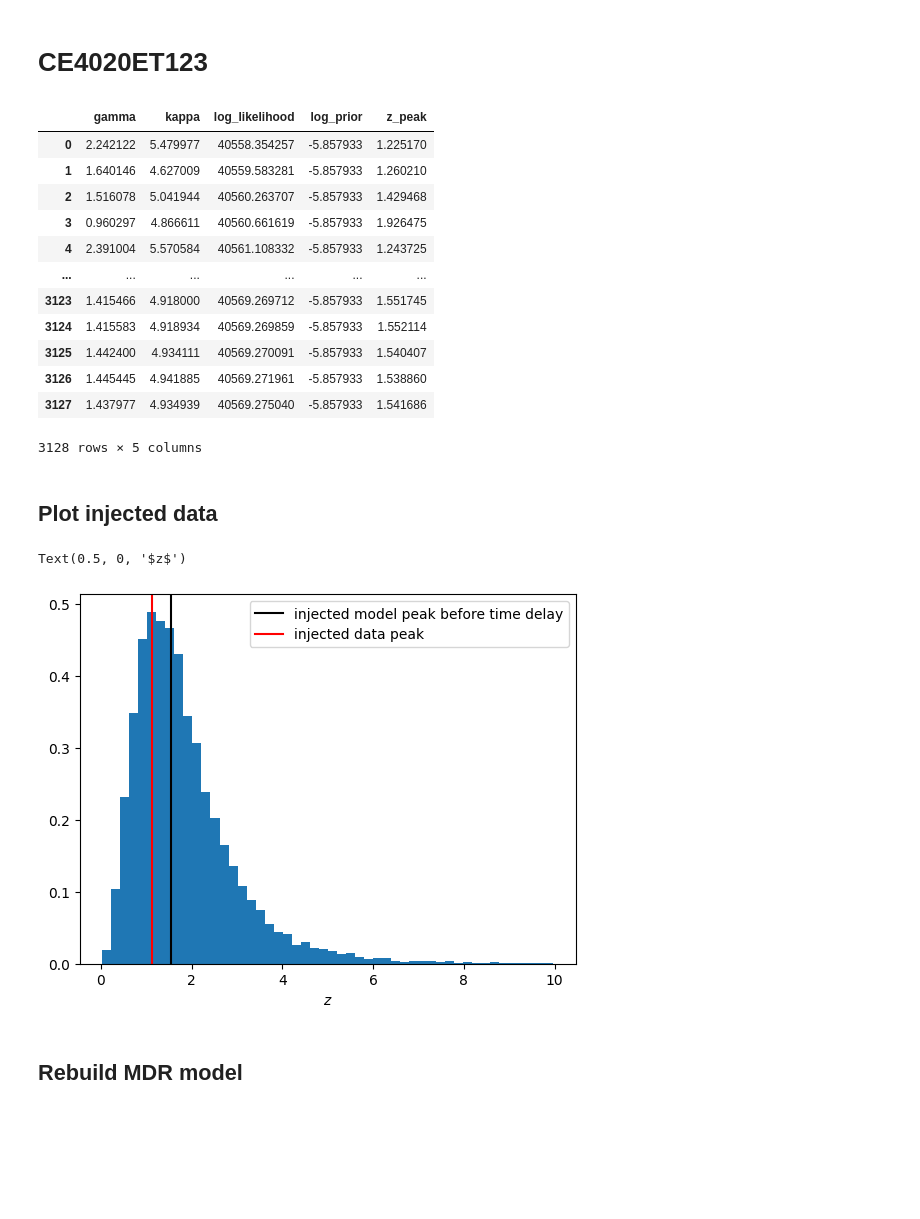
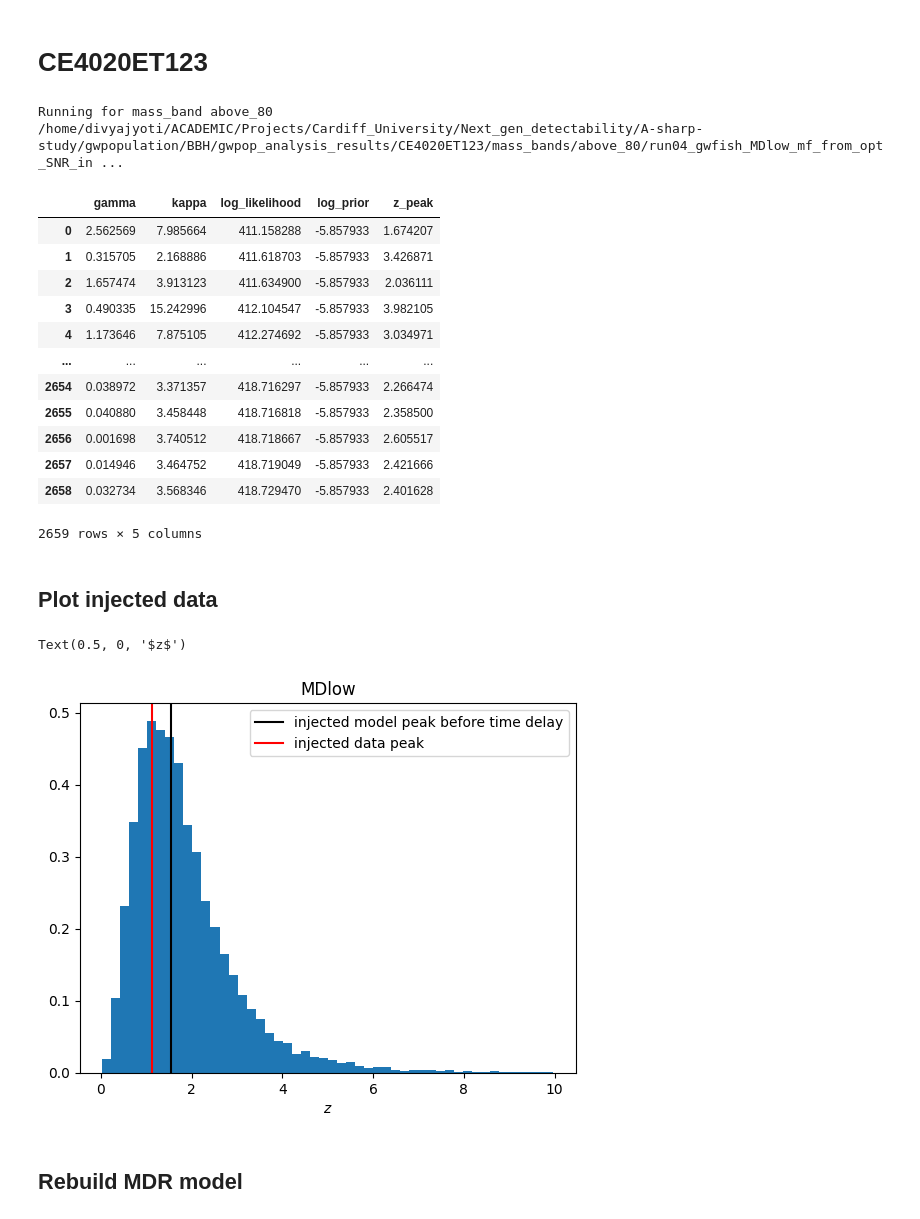
Before and after one commit to divyajyoti09/next_gen_detect, a Jupyter notebook: A-sharp_z_peak_mapping/gwpopulation/plot_gwpop_results.ipynb, the cells around one changed output. Saved outputs shown, nothing was run; the diff lists cells and outputs as text; code cells hidden in the pictures; blank space fills up the shorter version.

```diff
--- a/A-sharp_z_peak_mapping/gwpopulation/plot_gwpop_results.ipynb
+++ b/A-sharp_z_peak_mapping/gwpopulation/plot_gwpop_results.ipynb
@@ -18,13 +18,13 @@ import pandas as pd
 # A-sharp
 # %%
 project_dir = '/home/divyajyoti/ACADEMIC/Projects/Cardiff_University/Next_gen_detectability/A-sharp-study/'
-#mass_band = 'above_80'
+mass_band = 'above_80'
 #mass_band = '40-80'
 #mass_band = 'below_40'
+run_dir = os.path.join(project_dir, 'gwpopulation', 'BBH', 'gwpop_analysis_results', 'Asharp',
+                       'mass_bands', mass_band, 'run06_gwfish_MDlow_mf_from_opt_SNR_injections_XPHM',)
 #run_dir = os.path.join(project_dir, 'gwpopulation', 'BBH', 'gwpop_analysis_results', 'Asharp',
-#                       'mass_bands', mass_band, 'run04_gwfish_mf_from_opt_SNR_injections_XPHM',)
-run_dir = os.path.join(project_dir, 'gwpopulation', 'BBH', 'gwpop_analysis_results', 'Asharp',
-                       'run08_gwfish_mf_from_opt_SNR_injections_XPHM')
+#                       'run11_gwfish_MDlow_mf_from_opt_SNR_injections_XPHM')
 # %%
 gwpop_result = bilby.result.read_in_result(filename=os.path.join(run_dir,
                                                                  'Asharp_result.hdf5'))
@@ -213,11 +168,18 @@ plt.grid(alpha=0.4)
 project_dir = '/home/divyajyoti/ACADEMIC/Projects/Cardiff_University/Next_gen_detectability/A-sharp-study/'
 #mass_band = 'below_40'
 #mass_band = '40-80'
-#mass_band = 'above_80'
-#run_dir = os.path.join(project_dir, 'gwpopulation', 'BBH', 'gwpop_analysis_results',
-#                       'CE4020ET123', 'mass_bands', mass_band, 'run03_gwfish_mf_from_opt_SNR_injections_XPHM')
-run_dir = os.path.join(project_dir, 'gwpopulation', 'BBH', 'gwpop_analysis_results',
-                       'CE4020ET123', 'run15_gwfish_MDlow_mf_from_opt_SNR_injections_XPHM')
+mass_band = 'above_80'
+if 'mass_band' in locals():
+    print('Running for mass_band', mass_band)
+    run_dir = os.path.join(project_dir, 'gwpopulation', 'BBH', 'gwpop_analysis_results',
+                           'CE4020ET123', 'mass_bands', mass_band, 'run04_gwfish_MDlow_mf_from_opt_SNR_injections_XPHM')
+else:
+    run_dir = os.path.join(project_dir, 'gwpopulation', 'BBH', 'gwpop_analysis_results',
+                           'CE4020ET123', 'run18_gwfish_mf_from_opt_SNR_injections_XPHM')
+print(run_dir)
+# %% [output]
+Running for mass_band above_80
+/home/divyajyoti/ACADEMIC/Projects/Cardiff_University/Next_gen_detectability/A-sharp-study/gwpopulation/BBH/gwpop_analysis_results/CE4020ET123/mass_bands/above_80/run04_gwfish_MDlow_mf_from_opt_SNR_in ...
 # %%
 gwpop_result_mf_injs = bilby.result.read_in_result(filename=os.path.join(run_dir,
                                                                          'CE4020ET123_result.hdf5'))
@@ -226,44 +188,51 @@ posterior_mf = gwpop_result_mf_injs.posterior
 posterior_mf
 # %% [output]
 |  | gamma | kappa | log_likelihood | log_prior | z_peak |
-| 0 | 2.242122 | 5.479977 | 40558.354257 | -5.857933 | 1.225170 |
-| 1 | 1.640146 | 4.627009 | 40559.583281 | -5.857933 | 1.260210 |
-| 2 | 1.516078 | 5.041944 | 40560.263707 | -5.857933 | 1.429468 |
-| 3 | 0.960297 | 4.866611 | 40560.661619 | -5.857933 | 1.926475 |
-| 4 | 2.391004 | 5.570584 | 40561.108332 | -5.857933 | 1.243725 |
+| 0 | 2.562569 | 7.985664 | 411.158288 | -5.857933 | 1.674207 |
+| 1 | 0.315705 | 2.168886 | 411.618703 | -5.857933 | 3.426871 |
+| 2 | 1.657474 | 3.913123 | 411.634900 | -5.857933 | 2.036111 |
+| 3 | 0.490335 | 15.242996 | 412.104547 | -5.857933 | 3.982105 |
+| 4 | 1.173646 | 7.875105 | 412.274692 | -5.857933 | 3.034971 |
 | ... | ... | ... | ... | ... | ... |
-| 3123 | 1.415466 | 4.918000 | 40569.269712 | -5.857933 | 1.551745 |
-| 3124 | 1.415583 | 4.918934 | 40569.269859 | -5.857933 | 1.552114 |
-| 3125 | 1.442400 | 4.934111 | 40569.270091 | -5.857933 | 1.540407 |
-| 3126 | 1.445445 | 4.941885 | 40569.271961 | -5.857933 | 1.538860 |
-| 3127 | 1.437977 | 4.934939 | 40569.275040 | -5.857933 | 1.541686 |
+| 2654 | 0.038972 | 3.371357 | 418.716297 | -5.857933 | 2.266474 |
+| 2655 | 0.040880 | 3.458448 | 418.716818 | -5.857933 | 2.358500 |
+| 2656 | 0.001698 | 3.740512 | 418.718667 | -5.857933 | 2.605517 |
+| 2657 | 0.014946 | 3.464752 | 418.719049 | -5.857933 | 2.421666 |
+| 2658 | 0.032734 | 3.568346 | 418.729470 | -5.857933 | 2.401628 |
-3128 rows × 5 columns
+2659 rows × 5 columns
 # %%
+if 'MDlow' in run_dir:
+    pop_str = '5_pop_PLP_spin_prec_fref_5_z_MDlow_zp_1.54_zmax_10_lmrd_22_365_days_corrected_td.h5'
+elif 'MDhigh' in run_dir:
+    pop_str = '4_pop_PLP_spin_prec_fref_5_z_MDhigh_zp_2.53_zmax_10_lmrd_22_365_days_corrected_td.h5'
+else:
+    pop_str = '2_pop_PLP_spin_prec_z_MD_zmax_10_lmrd_22_365_days_corrected_td.h5'
 with h5py.File(os.path.join(project_dir,
                             'input_population',
                             'BBH',
-                            '5_pop_PLP_spin_prec_fref_5_z_MDlow_zp_1.54_zmax_10_lmrd_22_365_days_corrected_td.h5'), 'r') as f:
+                            pop_str), 'r') as f:
     injected_redshift = f['redshift'][:]
 # %% [markdown]
 ## Plot injected data
 # %%
 if 'MDhigh' in run_dir:
     inj_peak = 2.53
 elif 'MDlow' in run_dir:
     inj_peak = 1.54
 else:
     inj_peak = 1.9
 plt.hist(injected_redshift, bins=50, density=True);
 plt.axvline(inj_peak, c='k', label='injected model peak before time delay')
 hData = np.histogram(injected_redshift, bins=50)
 inj_z_peak_edge_idx = np.argmax(hData[0])
 inj_z_peak = (hData[1][inj_z_peak_edge_idx] + hData[1][inj_z_peak_edge_idx + 1])/2
 plt.axvline(inj_z_peak, c='r', label='injected data peak')
 plt.legend()
+plt.title(pop_str.split('_z_')[-1].split('_')[0])
 plt.xlabel('$z$')
 # %% [output]
 Text(0.5, 0, '$z$')
-[figure, old version]
+[figure, new version]
 # %% [markdown]
 ## Rebuild MDR model
 # %%
```
Also changed, not shown: parts of 15 cells of this notebook, 7 other files.
